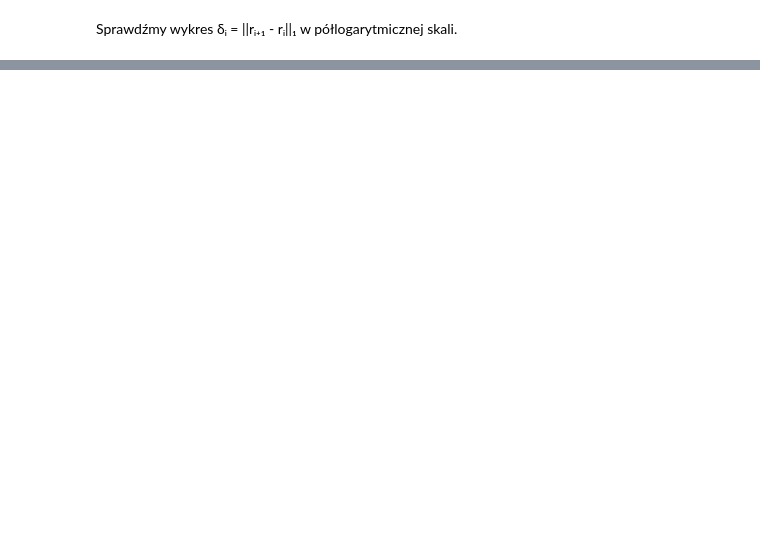
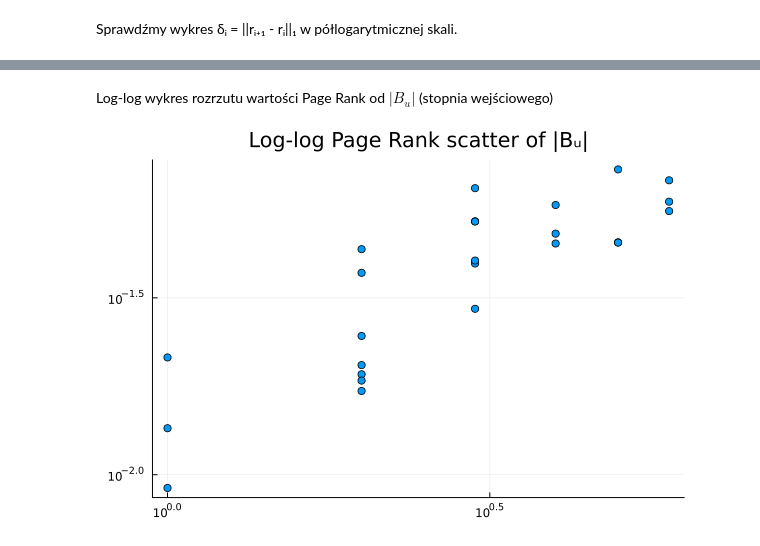
Before and after one commit to InfinityCity18/PageRank-Julia, a Jupyter notebook: notebook.ipynb, the cells around one changed output, grey strips where cells are left out. Cells and saved outputs as stored; diff of their text form; code cells hidden in the pictures; blank space fills up the shorter version.

```diff
--- a/notebook.ipynb
+++ b/notebook.ipynb
@@ -287,0 +311,13 @@ histogram(pg, yaxis=(:log10))
+# %% [markdown]
+Log-log wykres rozrzutu wartości Page Rank od $|B_u|$ (stopnia wejściowego)
+# %%
+x = []
+y = []
+indegrees = replace(indegree(erdos), 0=>1)
+for v in vertices(erdos)
+    push!(x, indegrees[v])
+    push!(y, pg[v])
+end
+plot(x, y, seriestype=:scatter, xscale=:log10, yscale=:log10, title="Log-log Page Rank scatter of |Bᵤ|", legend=false)
+# %% [output]
+[figure, added]
```
Also changed, not shown: parts of 22 cells of this notebook, 3 other files.
